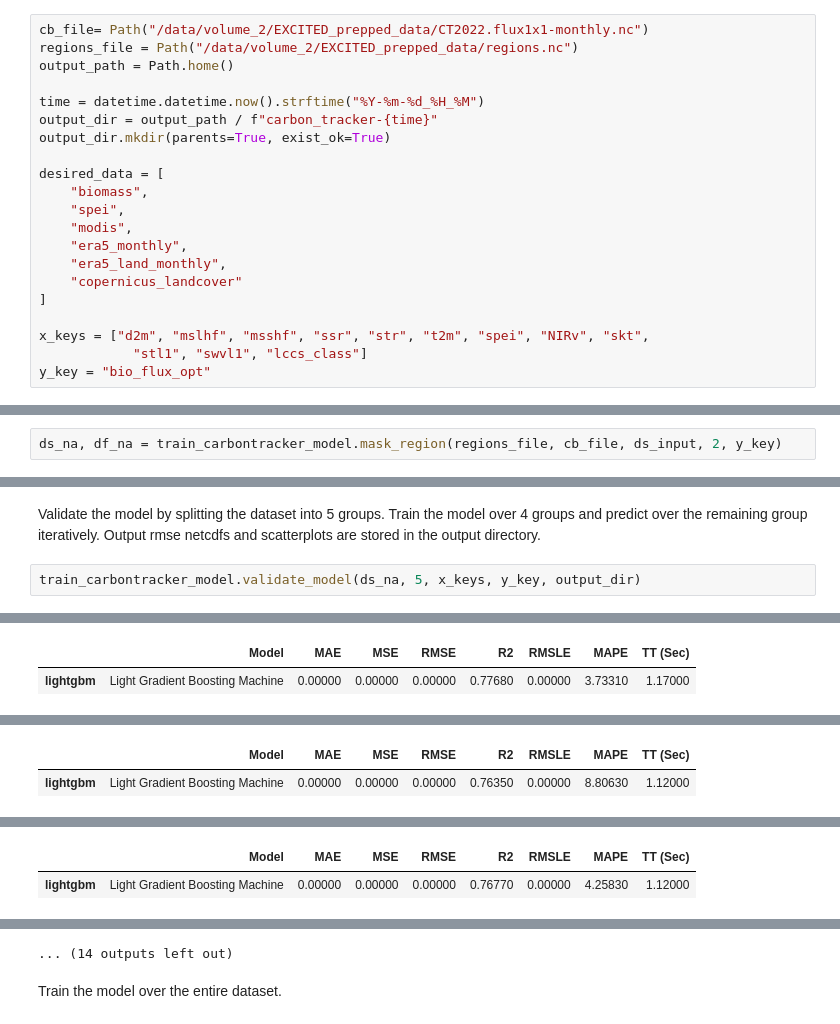
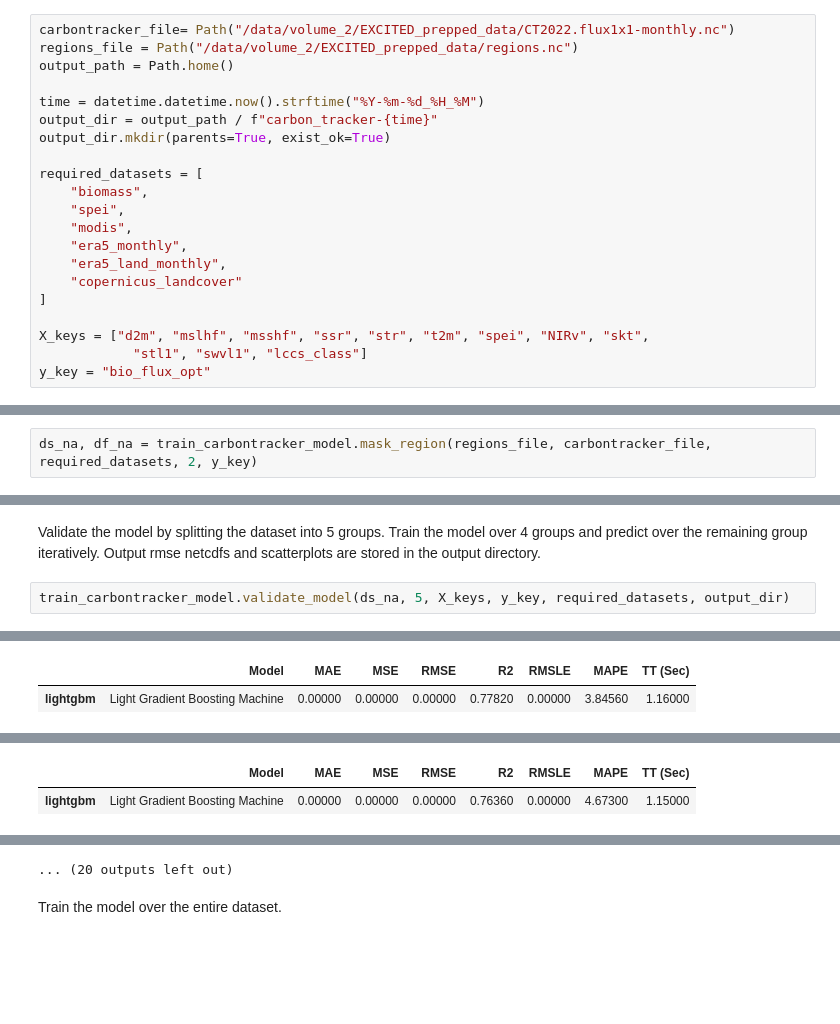
Before and after one commit to EXCITED-CO2/excited-workflow, a Jupyter notebook: docs/notebooks/train_carbontracker_model.ipynb, the cells around one changed output, grey strips where cells are left out. Cells and saved outputs as stored; diff of their text form; blank space fills up the shorter version.

Commit message:
Clean up notebook and import datasets and write model variables in background.

```diff
--- a/docs/notebooks/train_carbontracker_model.ipynb
+++ b/docs/notebooks/train_carbontracker_model.ipynb
@@ -29,7 +26,7 @@ client = Client()
 # %% [markdown]
 Define the paths for the carbon tracker dataset, the regions dataset and create output directory, as well as define the datasets that need to be included, the input variables (x_keys) for the model and the target variable (y_key).
 # %%
-cb_file= Path("/data/volume_2/EXCITED_prepped_data/CT2022.flux1x1-monthly.nc")
+carbontracker_file= Path("/data/volume_2/EXCITED_prepped_data/CT2022.flux1x1-monthly.nc")
 regions_file = Path("/data/volume_2/EXCITED_prepped_data/regions.nc")
 output_path = Path.home()
 
@@ -37,7 +34,7 @@ time = datetime.datetime.now().strftime("%Y-%m-%d_%H_%M")
 output_dir = output_path / f"carbon_tracker-{time}"
 output_dir.mkdir(parents=True, exist_ok=True)
 
-desired_data = [
+required_datasets = [
     "biomass",
     "spei",
     "modis",
@@ -46,7 +43,7 @@ desired_data = [
     "copernicus_landcover"
 ]
 
-x_keys = ["d2m", "mslhf", "msshf", "ssr", "str", "t2m", "spei", "NIRv", "skt",
+X_keys = ["d2m", "mslhf", "msshf", "ssr", "str", "t2m", "spei", "NIRv", "skt",
             "stl1", "swvl1", "lccs_class"]
 y_key = "bio_flux_opt"
 # %% [markdown]
@@ -65,2 +51,2 @@ To limit the analyis to Transcom region 2 (North America) we require the `region
 # %%
-ds_na, df_na = train_carbontracker_model.mask_region(regions_file, cb_file, ds_input, 2, y_key)
+ds_na, df_na = train_carbontracker_model.mask_region(regions_file, carbontracker_file, required_datasets, 2, y_key)
@@ -87,5 +75,5 @@ Data variables: (12/26)
 # %% [markdown]
 Validate the model by splitting the dataset into 5 groups. Train the model over 4 groups and predict over the remaining group iteratively. Output rmse netcdfs and scatterplots are stored in the output directory.
 # %%
-train_carbontracker_model.validate_model(ds_na, 5, x_keys, y_key, output_dir)
+train_carbontracker_model.validate_model(ds_na, 5, X_keys, y_key, required_datasets, output_dir)
 # %% [output]
@@ -92,4 +81,4 @@ train_carbontracker_model.validate_model(ds_na, 5, x_keys, y_key, output_dir)
 [interactive output not drawn]
 |  | Model | MAE | MSE | RMSE | R2 | RMSLE | MAPE | TT (Sec) |
-| lightgbm | Light Gradient Boosting Machine | 0.00000 | 0.00000 | 0.00000 | 0.77680 | 0.00000 | 3.73310 | 1.17000 |
+| lightgbm | Light Gradient Boosting Machine | 0.00000 | 0.00000 | 0.00000 | 0.77820 | 0.00000 | 3.84560 | 1.16000 |
 [interactive output not drawn]
@@ -97,4 +93,4 @@ train_carbontracker_model.validate_model(ds_na, 5, x_keys, y_key, output_dir)
 [interactive output not drawn]
 |  | Model | MAE | MSE | RMSE | R2 | RMSLE | MAPE | TT (Sec) |
-| lightgbm | Light Gradient Boosting Machine | 0.00000 | 0.00000 | 0.00000 | 0.76350 | 0.00000 | 8.80630 | 1.12000 |
+| lightgbm | Light Gradient Boosting Machine | 0.00000 | 0.00000 | 0.00000 | 0.76360 | 0.00000 | 4.67300 | 1.15000 |
 [interactive output not drawn]
@@ -103,2 +101,0 @@ train_carbontracker_model.validate_model(ds_na, 5, x_keys, y_key, output_dir)
-|  | Model | MAE | MSE | RMSE | R2 | RMSLE | MAPE | TT (Sec) |
-| lightgbm | Light Gradient Boosting Machine | 0.00000 | 0.00000 | 0.00000 | 0.76770 | 0.00000 | 4.25830 | 1.12000 |
@@ -107,4 +102,4 @@ train_carbontracker_model.validate_model(ds_na, 5, x_keys, y_key, output_dir)
-... (14 outputs left out)
+... (20 outputs left out)
 # %% [markdown]
 Train the model over the entire dataset.
 # %%
```
Also changed, not shown: parts of 9 cells of this notebook, 3 other files.
